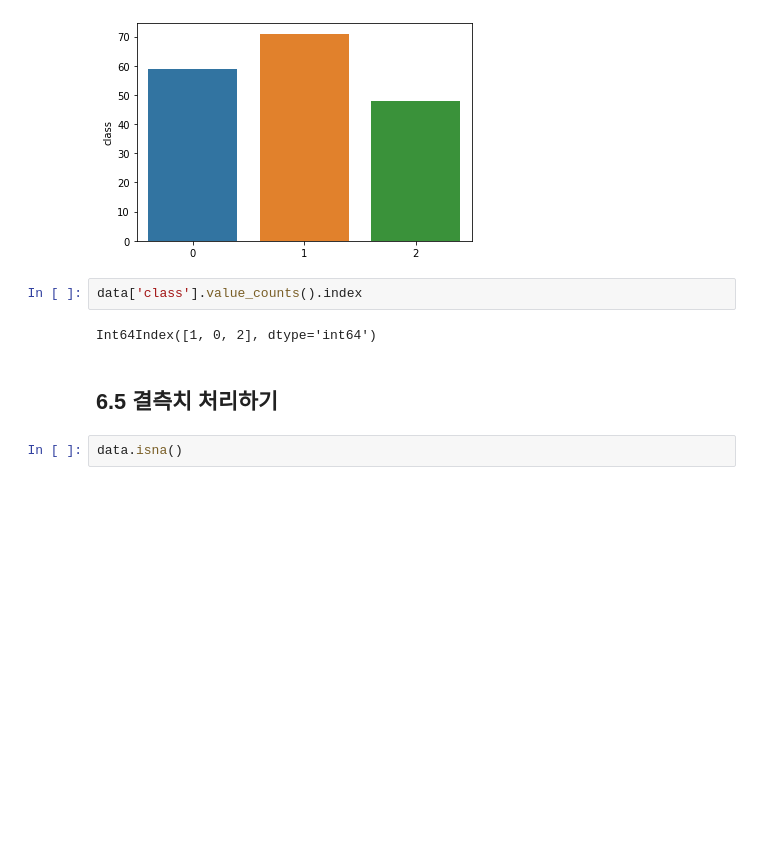
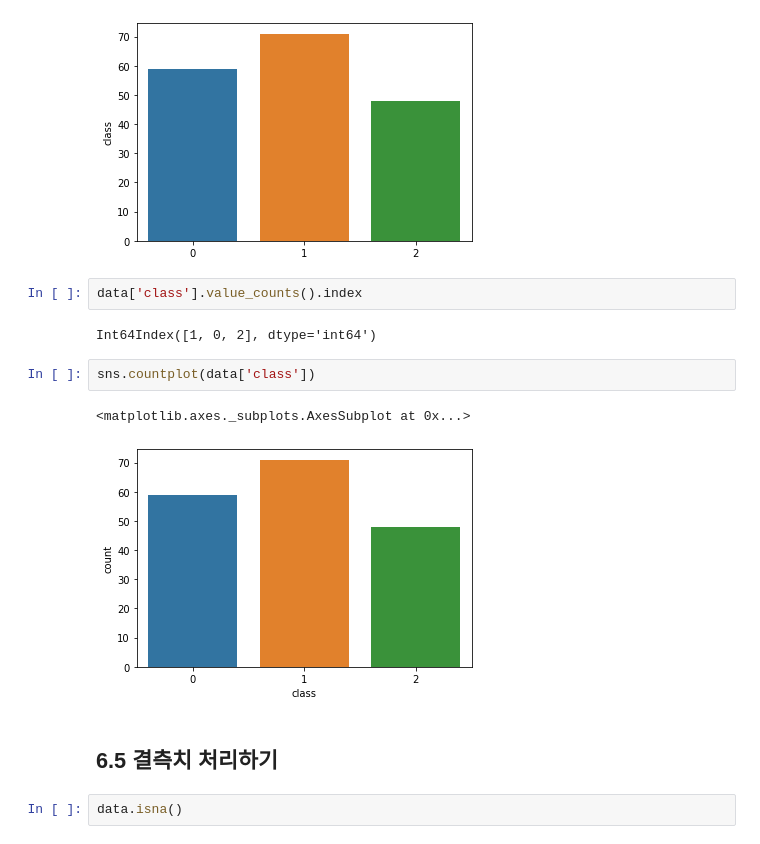
Before and after one commit to musthave-ML10/notebooks, a Jupyter notebook: 06_KNN.ipynb, the cells around one changed output. Drawn from its saved outputs; the diff is of its cells as text; blank space fills up the shorter version.

```diff
--- a/06_KNN.ipynb
+++ b/06_KNN.ipynb
@@ -77,6 +77,11 @@ sns.barplot(x = data['class'].value_counts().index, y = data['class'].value_coun
 data['class'].value_counts().index
 # %% [output]
 Int64Index([1, 0, 2], dtype='int64')
+# %%
+sns.countplot(data['class'])
+# %% [output]
+<matplotlib.axes._subplots.AxesSubplot at 0x...>
+[figure, added]
 # %% [markdown]
 ## 6.5 결측치 처리하기
 # %%
```
Also changed, not shown: 6 other files.
